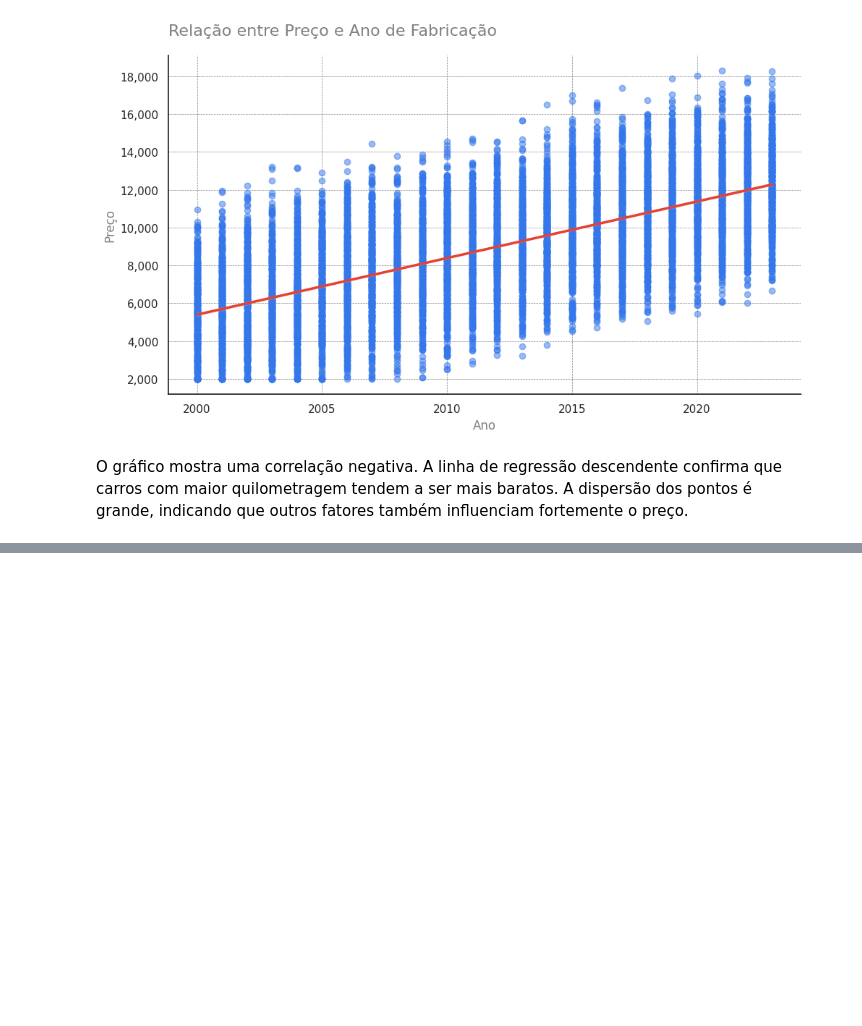
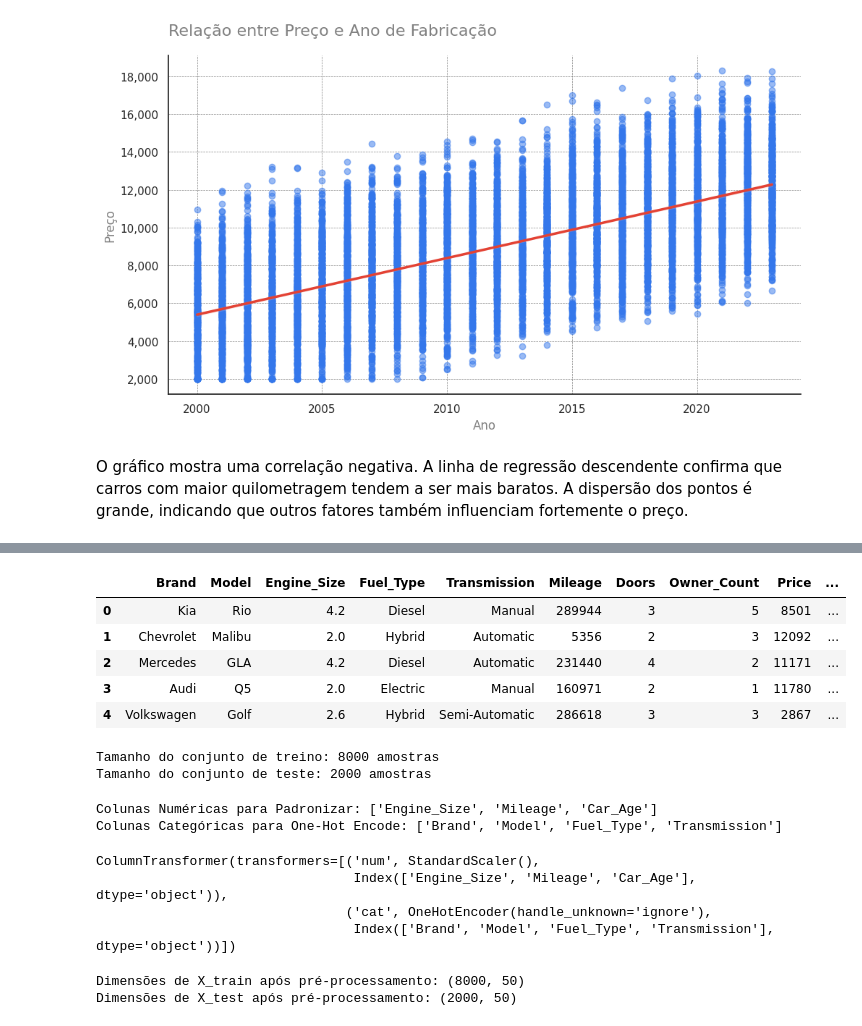
Before and after one commit to felipemachadorocha/MPV_Analise_de_Dados, a Jupyter notebook: PROJETO_MVP.ipynb, the cells around one changed output, grey strips where cells are left out. Drawn from its saved outputs; the diff is of its cells as text; code cells hidden in the pictures; blank space fills up the shorter version.

```diff
--- a/PROJETO_MVP.ipynb
+++ b/PROJETO_MVP.ipynb
@@ -565,0 +599,18 @@ plt.show()
+# %%
+# Realizando uma códia do dataset para o pré processamento
+dados_carros = dados.copy()
+# %%
+# Para melhor eficencia do modelo a coluna ano vai ser substituída pela coluna 'Car_Age'
+current_year = datetime.datetime.now().year
+dados_carros['Car_Age'] = current_year - dados_carros['Year']
+dados_carros.drop(columns=['Year'], inplace=True)
+# %%
+# Caregando as5 primeiras linhas do dataset mostrando a alteração realizada
+dados_carros.head()
+# %% [output]
+|  | Brand | Model | Engine_Size | Fuel_Type | Transmission | Mileage | Doors | Owner_Count | Price | ... |
+| 0 | Kia | Rio | 4.2 | Diesel | Manual | 289944 | 3 | 5 | 8501 | ... |
+| 1 | Chevrolet | Malibu | 2.0 | Hybrid | Automatic | 5356 | 2 | 3 | 12092 | ... |
+| 2 | Mercedes | GLA | 4.2 | Diesel | Automatic | 231440 | 4 | 2 | 11171 | ... |
+| 3 | Audi | Q5 | 2.0 | Electric | Manual | 160971 | 2 | 1 | 11780 | ... |
+| 4 | Volkswagen | Golf | 2.6 | Hybrid | Semi-Automatic | 286618 | 3 | 3 | 2867 | ... |
@@ -565,0 +622,19 @@ plt.show()
+# %%
+# Didivendo os dados entre treino e teste (80% para teste e 20% para teste)
+X_train, X_test, y_train, y_test = train_test_split(X, y, test_size=0.2, random_state=42)
+
+print(f"Tamanho do conjunto de treino: {X_train.shape[0]} amostras")
+print(f"Tamanho do conjunto de teste: {X_test.shape[0]} amostras")
+# %% [output]
+Tamanho do conjunto de treino: 8000 amostras
+Tamanho do conjunto de teste: 2000 amostras
+# %%
+# Identificar os nomes das colunas numéricas e categóricas em X_train
+features_numericas = X_train.select_dtypes(include=np.number).columns
+features_categoricas = X_train.select_dtypes(include=['object']).columns
+
+print("Colunas Numéricas para Padronizar:", list(features_numericas))
+print("Colunas Categóricas para One-Hot Encode:", list(features_categoricas))
+# %% [output]
+Colunas Numéricas para Padronizar: ['Engine_Size', 'Mileage', 'Car_Age']
+Colunas Categóricas para One-Hot Encode: ['Brand', 'Model', 'Fuel_Type', 'Transmission']
@@ -565,0 +648,18 @@ plt.show()
+# %%
+# Ajustando o pré-processador APENAS nos dados de treino
+processador.fit(X_train)
+# %% [output]
+ColumnTransformer(transformers=[('num', StandardScaler(),
+                                 Index(['Engine_Size', 'Mileage', 'Car_Age'], dtype='object')),
+                                ('cat', OneHotEncoder(handle_unknown='ignore'),
+                                 Index(['Brand', 'Model', 'Fuel_Type', 'Transmission'], dtype='object'))])
+# %%
+# Aplicar a transformação nos dados de treino e teste
+X_train_processed = processador.transform(X_train)
+X_test_processed = processador.transform(X_test)
+
+print(f"\nDimensões de X_train após pré-processamento: {X_train_processed.shape}")
+print(f"Dimensões de X_test após pré-processamento: {X_test_processed.shape}")
+# %% [output]
+Dimensões de X_train após pré-processamento: (8000, 50)
+Dimensões de X_test após pré-processamento: (2000, 50)
```
Also changed, not shown: parts of 15 cells of this notebook.
